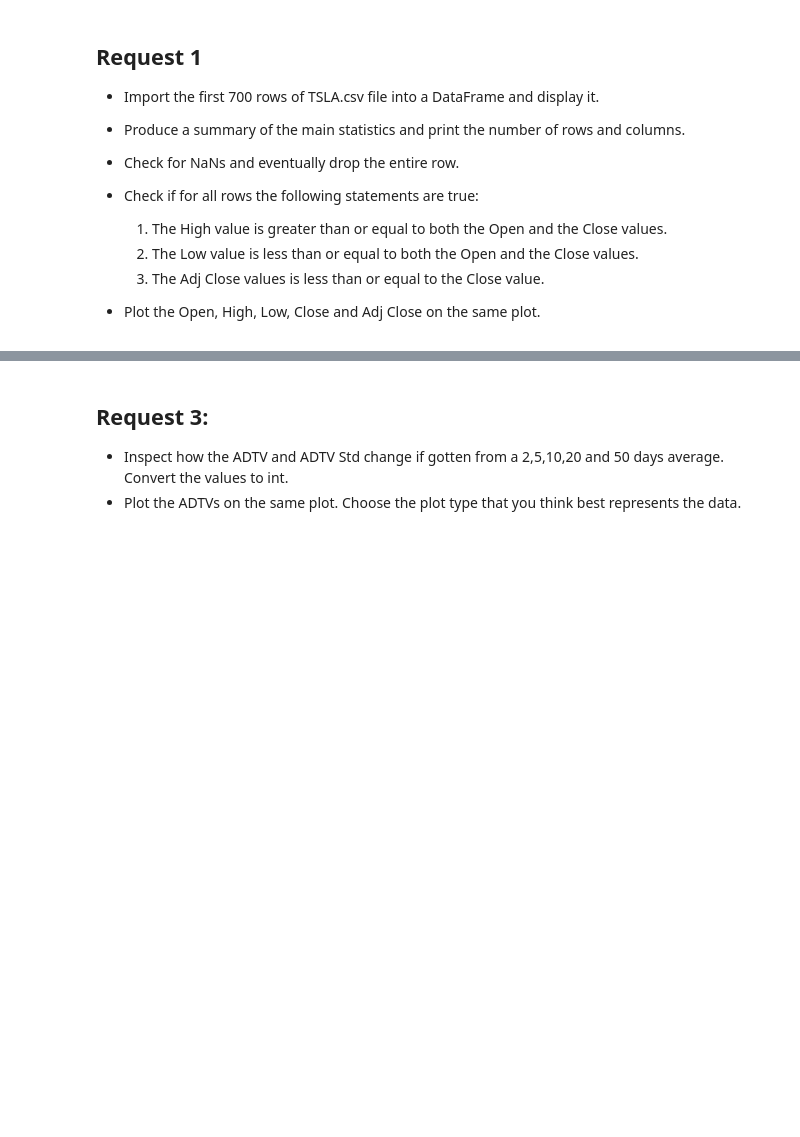
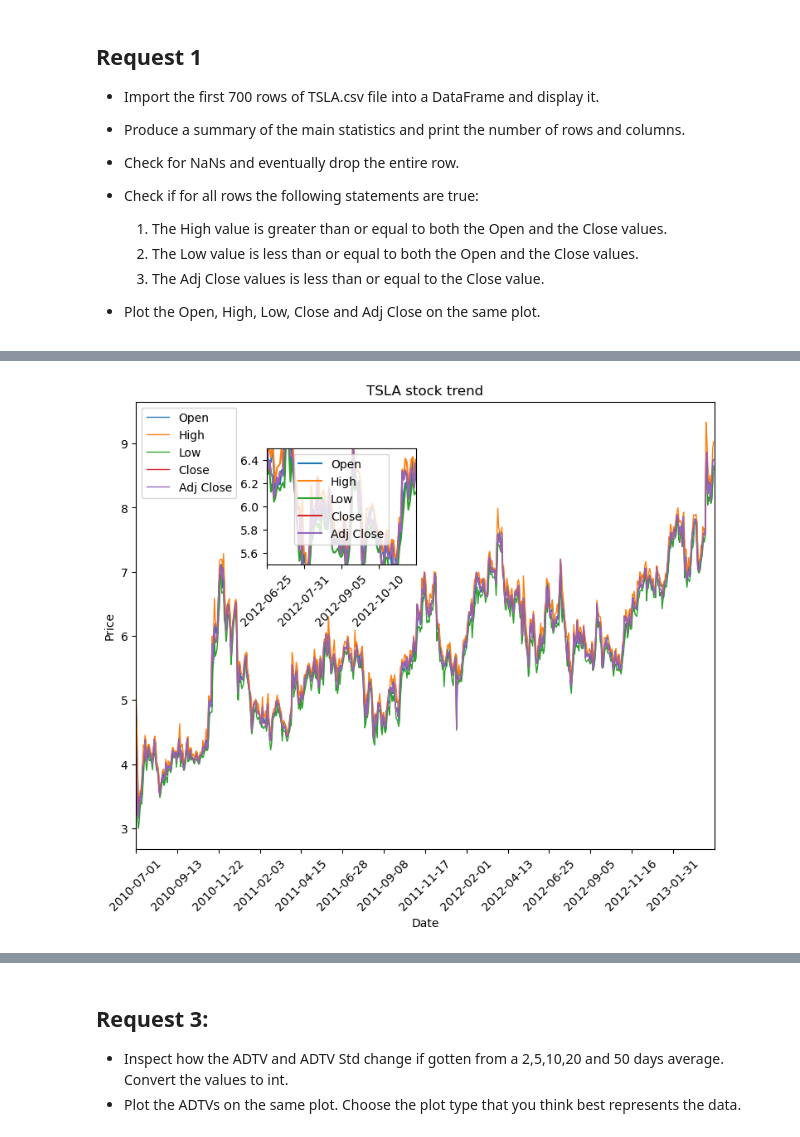
Before and after one commit to Latak1a/Room-3, a Jupyter notebook: Data Analysis with Tesla_Blank.ipynb, the cells around one changed output, grey strips where cells are left out. Drawn from its saved outputs; the diff is of its cells as text; code cells hidden in the pictures; blank space fills up the shorter version.

```diff
--- a/Data Analysis with Tesla_Blank.ipynb
+++ b/Data Analysis with Tesla_Blank.ipynb
@@ -99,0 +45,96 @@ Plotting the Open, High, Low, Close and Adj Close on the same plot:
+# %%
+# Import the first 700 rows of 'TSLA.csv' file into a DataFrame and display it.
+print("\nImporting the first 700 rows of TSLA.csv and saving them into a DataFrame:\n")
+df_TSLA = pd.read_csv(os.path.join(os.getcwd(),'TSLA.csv'), nrows = 700)
+print(df_TSLA)
+display(df_TSLA)
+
+# Produce a summary of the main statistics and print the number of rows and columns.
+print("\nProduce a summary of the main statistics and print the number of rows and columns:\n")
+display(df_TSLA.describe())
+print(f"\nThe DataFrame df_TSLA has {df_TSLA.shape[0]} rows and {df_TSLA.shape[1]} columns")
+
+# Check for NaNs and eventually drop the entire row.
+print(f"The number of NaN for each column are: \n{df_TSLA.isna().sum()}")
+
+# - Check if for all rows the following statements are true:
+
+#   1. The High value is greater than or equal to both the Open and the Close values.
+print("\nCondition 1: the High value is greater than or equal to both the Open and the Close values")
+condition_1 = len(df_TSLA[(df_TSLA['High'] >= df_TSLA['Open']) & (df_TSLA['High'] >= df_TSLA['Close'])])
+print(f"Number of rows in df_TSLA that satisfy the above condition: {condition_1}")
+if condition_1 == df_TSLA.shape[0]:
+    print("Thus: Condition 1 holds true for all rows.")
+else:
+    print("Thus: There is at least one row that does not satisfy Condition 1.")
+
+#   2. The Low value is less than or equal to both the Open and the Close values.
+print("\nCondition 2: the Low value is less than or equal to both the Open and the Close values")
+condition_2 = len(df_TSLA[(df_TSLA['Low'] <= df_TSLA['Open']) & (df_TSLA['Low'] <= df_TSLA['Close'])])
+print(f"Number of rows in df_TSLA that satisfy the above condition: {condition_2}")
+if condition_2 == df_TSLA.shape[0]:
+    print("Thus: Condition 2 holds true for all rows.")
+else:
+    print("Thus: There is at least one row that does not satisfy Condition 2.")
+
+#   3. The Adj Close values is less than or equal to the Close value.
+print("\nCondition 3: the Adj Close values is less than or equal to the Close value")
+condition_3 = len(df_TSLA[(df_TSLA['Adj Close'] <= df_TSLA['Close'])])
+print(f"Number of rows in df_TSLA that satisfy the above condition: {condition_3}")
+if condition_3 == df_TSLA.shape[0]:
+    print("Thus: Condition 3 holds true for all rows.")
+else:
+    print("Thus: There is at least one row that does not satisfy Condition 3.")
+
+
+# Plot the Open, High, Low, Close and Adj Close on the same plot.
+print("\nPlot the Open, High, Low, Close and Adj Close on the same plot")
+
+
+def build_xticklabels(column, start, end, frequency):
+    xticklabels = []
+    for idx in range(int(start), int(end)):
+        if idx % frequency == 0:
+            xticklabels.append(idx)
+    return xticklabels
+
+fig, ax = plt.subplots(figsize = (9, 7))
+ax.plot(df_TSLA['Date'], df_TSLA['Open'], linewidth = 1, label = 'Open')
+ax.plot(df_TSLA['Date'], df_TSLA['High'], linewidth = 1, label = 'High')
+ax.plot(df_TSLA['Date'], df_TSLA['Low'], linewidth = 1, label = 'Low')
+ax.plot(df_TSLA['Date'], df_TSLA['Close'], linewidth = 1, label = 'Close')
+ax.plot(df_TSLA['Date'], df_TSLA['Adj Close'], linewidth = 1, label = 'Adj Close')
+
+ax.set_title('TSLA stock trend')
+ax.set_xlabel('Date')
+ax.set_xlim(0, 700) # set the x axis span, ranging from 0 to 700
+ax.set_ylabel('Price')
+
+
+start, end = ax.get_xlim()
+ax.xaxis.set_ticks(np.arange(start, end, 50))
+ax.set_xticklabels(df_TSLA.iloc[build_xticklabels(df_TSLA['Date'],0,700,50) , 0], rotation = 45)
+
+ax.legend()
+
+# Insert a zoomed view of a small portion of the plot inside the figure
+sub_axes = plt.axes([.3, .6, .2, .2])
+
+start, end = 500, 600
+frequency = 25
+sub_axes.plot(df_TSLA.loc[start:end, 'Date'], df_TSLA.loc[start:end, 'Open'], label = 'Open')
+sub_axes.plot(df_TSLA.loc[start:end, 'Date'], df_TSLA.loc[start:end, 'High'], label = 'High')
+sub_axes.plot(df_TSLA.loc[start:end, 'Date'], df_TSLA.loc[start:end, 'Low'], label = 'Low')
+sub_axes.plot(df_TSLA.loc[start:end, 'Date'], df_TSLA.loc[start:end, 'Close'], label = 'Close')
+sub_axes.plot(df_TSLA.loc[start:end, 'Date'], df_TSLA.loc[start:end, 'Adj Close'], label = 'Adj Close')
+sub_axes.set_xlim(0, end-start)
+sub_axes.set_ylim(5.5, 6.5)
+
+sub_axes.legend()
+
+ax_start, ax_end = sub_axes.get_xlim()
+sub_axes.xaxis.set_ticks(np.arange(ax_start, ax_end, frequency))
+sub_axes.set_xticklabels(df_TSLA.iloc[build_xticklabels(df_TSLA['Date'], start, end, frequency), 0], rotation = 45)
+
+plt.show()
+# %% [output]
@@ -100,3 +197,4 @@ Plotting the Open, High, Low, Close and Adj Close on the same plot:
+[figure, added]
 # %% [markdown]
 ## Request 2:
 - Find the Average Daily Trading Volume (ADTV). The ADTV is the average number of shares traded within a day in a given stock. You can find the ADTV by averaging the trading volume over a number of days. Find it for a 5 days average (i.e. ADTV for the fifth row will be the sum of the Volume for the first 5 rows divided by 5). The formula for a 5 days average ADTV is:
```
Also changed, not shown: parts of 9 cells of this notebook.
